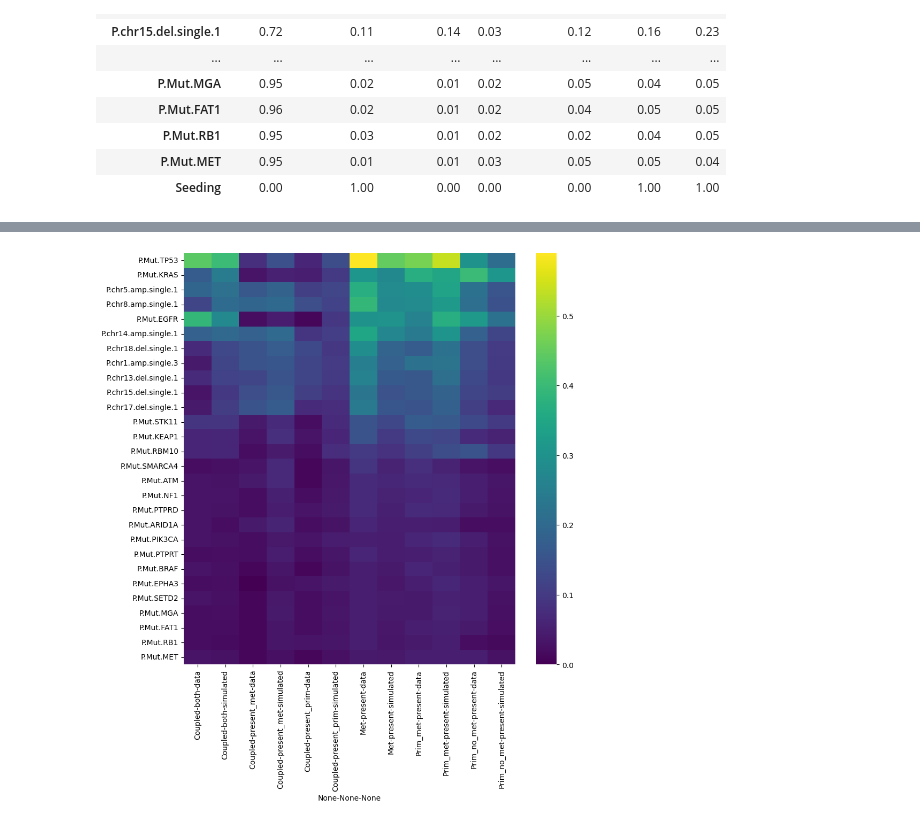
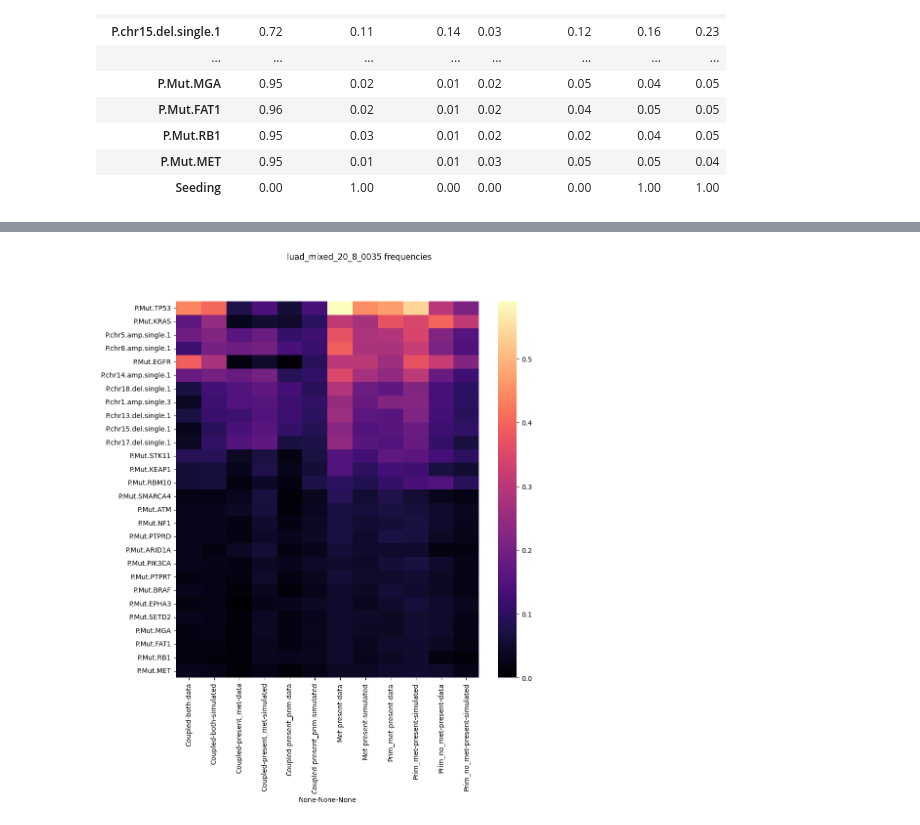
Before and after one commit to cbg-ethz/metMHN, a Jupyter notebook: analyses/frequency_analysis.ipynb, the cells around one changed output, grey strips where cells are left out. Drawn from its saved outputs; the diff is of its cells as text; code cells hidden in the pictures.

```diff
--- a/analyses/frequency_analysis.ipynb
+++ b/analyses/frequency_analysis.ipynb
@@ -50,7 +50,8 @@ relations = dict()
 for column_name in stats.columns.get_level_values(0).to_list():
     name, no = column_name.split(" (")
     relations[name] = int(no[:-1])
-stats.columns = pd.MultiIndex.from_tuples([(c[0].split(" ")[0], c[1]) for c in stats.columns])
+stats.columns = pd.MultiIndex.from_tuples(
+    [(c[0].split(" ")[0], c[1]) for c in stats.columns])
 stats
 # %% [output]
 |  | Coupled |  |  |  | Prim_no_met | Prim_met | Met |
@@ -75,7 +76,8 @@ stats
 # setup comparison dataframe to put real and simulated data frequencies next to each other
 comparison = stats.copy()
 comparison.drop(("Coupled", "absent"), axis=1, inplace=True)
-comparison.columns = pd.MultiIndex.from_tuples([(*c, "data") for c in comparison.columns])
+comparison.columns = pd.MultiIndex.from_tuples(
+    [(*c, "data") for c in comparison.columns])
 # %%
 # simulate t1s and "freeze" all simulated datapoints at these times
 times1 = np.random.exponential(1/tau1, size=(data.shape[0], 1))
@@ -98,9 +100,8 @@ met = simulated_timed_1[simulated_timed_1[:, -1] > 0]
 coupled = simulated_timed_2[simulated_timed_1[:, -1] > 0]
 # %%
 # binarize the nevermets and get the event frequencies for these
-never_met_bin = (never_met > 0).astype(int)
+never_met_bin = (never_met > 0).astype(int)[:, ::2]
 never_met_frequencies = never_met_bin.sum(axis=0) / never_met_bin.shape[0]
-never_met_frequencies = never_met_frequencies[::2]
 comparison["Prim_no_met", "present", "simulated"] = never_met_frequencies
 # %%
 # binarize the mets and get the event frequencies for mets and prims with mets
@@ -121,9 +123,11 @@ coupled_both_bin = coupled_pt_bin & coupled_met_bin
 coupled_pt_bin = coupled_pt_bin - coupled_both_bin
 coupled_met_bin = coupled_met_bin - coupled_both_bin
 # get their frequencies
-coupled_both_frequencies = coupled_both_bin.sum(axis=0) / coupled_both_bin.shape[0]
+coupled_both_frequencies = coupled_both_bin.sum(
+    axis=0) / coupled_both_bin.shape[0]
 coupled_pt_frequencies = coupled_pt_bin.sum(axis=0) / coupled_pt_bin.shape[0]
-coupled_met_frequencies = coupled_met_bin.sum(axis=0) / coupled_met_bin.shape[0]
+coupled_met_frequencies = coupled_met_bin.sum(
+    axis=0) / coupled_met_bin.shape[0]
 
 comparison["Coupled", "both", "simulated"] = coupled_both_frequencies
 comparison["Coupled", "present_prim", "simulated"] = coupled_pt_frequencies
@@ -131,9 +137,9 @@ comparison["Coupled", "present_met", "simulated"] = coupled_met_frequencies
 # %%
-comparison.drop("Seeding", inplace=True)
-f, a = plt.subplots(figsize=(10,10))
+f, a = plt.subplots(figsize=(10, 10))
 comparison.sort_index(axis=1, inplace=True)
-sns.heatmap(comparison, cmap="viridis", ax=a)
+sns.heatmap(comparison, cmap="magma", ax=a)
 f.suptitle(f"{log_theta_file} frequencies")
-f.savefig(f"./../viz/{cancer_type}/{log_theta_file}_frequencies.png", bbox_inches="tight")
+f.savefig(
+    f"./../viz/{cancer_type}/{log_theta_file}_frequencies.png", bbox_inches="tight")
 # %% [output]
-[figure, old version]
+[figure, new version]
```
Also changed, not shown: parts of 7 cells of this notebook.
